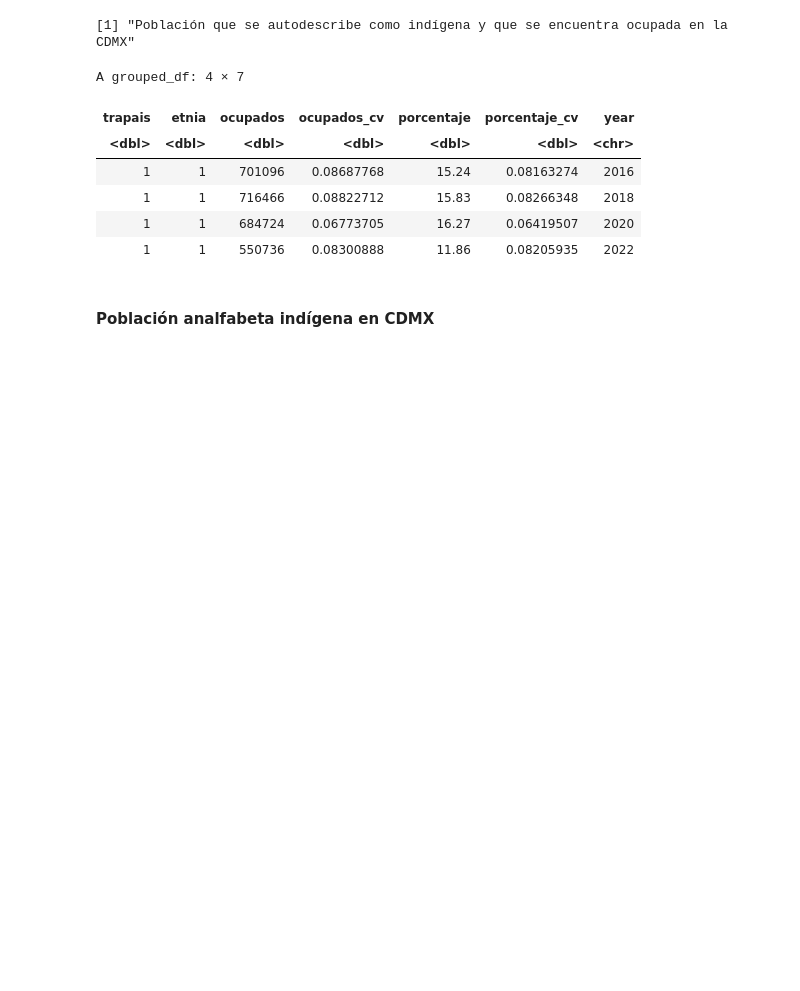
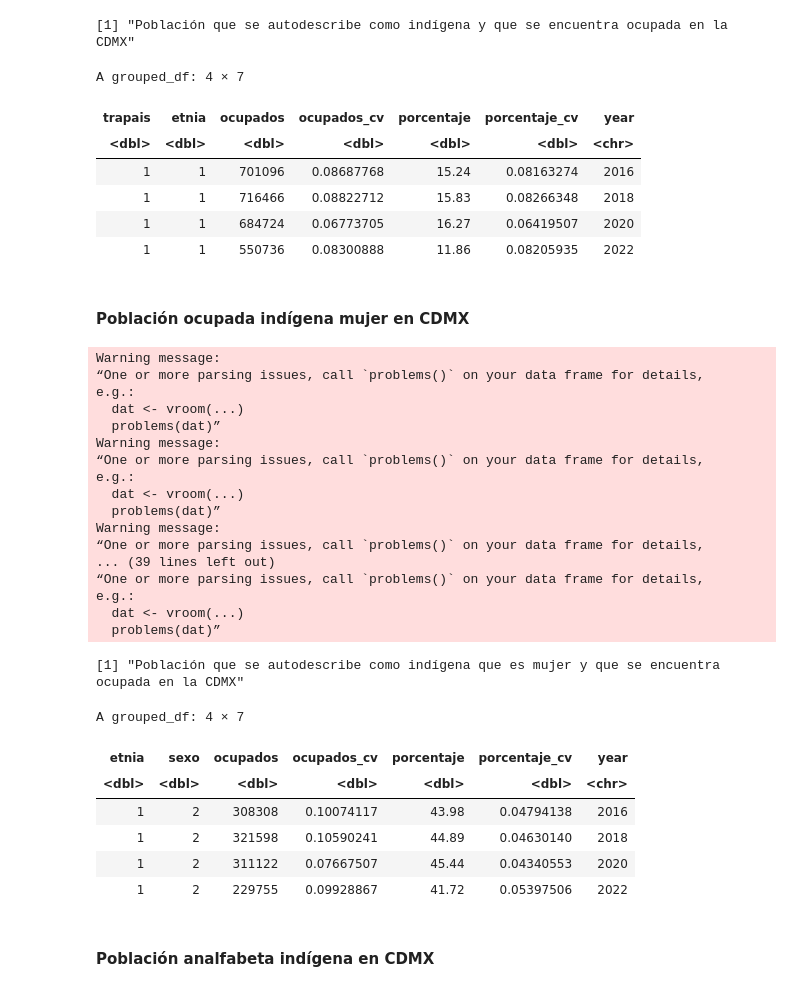
Before and after one commit to cpyp-ipdp/pgd_cdmx, a Jupyter notebook: indicadores/pueblos_indigenas/indicadores_pueblos_indigenas.ipynb, the cells around one changed output. Drawn from its saved outputs; the diff is of its cells as text; code cells hidden in the pictures; blank space fills up the shorter version.

Commit message:
Se incorpora indicador de mujeres indígenas ocupadas

```diff
--- a/indicadores/pueblos_indigenas/indicadores_pueblos_indigenas.ipynb
+++ b/indicadores/pueblos_indigenas/indicadores_pueblos_indigenas.ipynb
@@ -66,7 +66,7 @@ estimacion <- function(path, variable) {
   }
 
   # Unir con la tabla trabajos si es "ocupacion" o si la persona debe ser identificada como indígena
-  if (variable == "ocupacion") {
+  if (variable %in% c("ocupacion", "ocupacion_mujer")) {
     # Cargar tabla trabajos
     trabajos <- read_csv(str_replace(path, "poblacion", "trabajos"), show_col_types = FALSE)
 
@@ -109,7 +109,7 @@ estimacion <- function(path, variable) {
 
     # Estimar población hablante indígena en CDMX
   if (variable == "hablante_indigena") {
-    hablante <- mydesign %>%
+    hablante_ind <- mydesign %>%
       group_by(etnia,hablaind) %>%
       summarise(
         poblacion = survey_total(vartype = "cv"),
@@ -121,7 +121,7 @@ estimacion <- function(path, variable) {
       filter(etnia == 1)%>%
 filter(hablaind == 1)
 
-    return(hablante)
+    return(hablante_ind)
   }
 
 
@@ -141,6 +141,31 @@ filter(etnia == 1)
     return(ocupacion)
   }
 
+
+
+  # Estimar población ocupada, considerando si la persona es indígena
+  if (variable == "ocupacion_mujer") {
+    ocupacion_muj <- mydesign %>%
+      filter(trapais==1)%>%
+      group_by(etnia,sexo) %>%
+      summarise(
+        ocupados = survey_total(vartype = "cv"),
+        porcentaje = survey_prop(vartype = "cv")
+      ) %>%
+      mutate(porcentaje = round(porcentaje * 100, 2)) %>%
+      # Añadir año
+      mutate(year = substr(path, 16, 19)) %>%
+        #Filtro población indígena
+filter(etnia == 1) %>%
+  #Filtro mujer
+filter(sexo==2)
+    return(ocupacion_muj)
+  }
+
+
+
+
+
   # Estimar población analfabeta
   if (variable == "analfabetismo") {
     analfa <- mydesign %>%
@@ -266,6 +291,42 @@ A grouped_df: 4 × 7
 | 1 | 1 | 716466 | 0.08822712 | 15.83 | 0.08266348 | 2018 |
 | 1 | 1 | 684724 | 0.06773705 | 16.27 | 0.06419507 | 2020 |
 | 1 | 1 | 550736 | 0.08300888 | 11.86 | 0.08205935 | 2022 |
+# %% [markdown]
+####   Población ocupada indígena mujer en CDMX
+# %%
+tabla_ocupacion_mujer<-map_dfr(
+  list.files("data", full.names = TRUE, pattern = "poblacion_.*.csv"),
+  estimacion,
+  variable = "ocupacion_mujer"
+)
+print("Población que se autodescribe como indígena que es mujer y que se encuentra ocupada en la CDMX")
+tabla_ocupacion_mujer
+# %% [output]
+Warning message:
+“One or more parsing issues, call `problems()` on your data frame for details,
+e.g.:
+  dat <- vroom(...)
+  problems(dat)”
+Warning message:
+“One or more parsing issues, call `problems()` on your data frame for details,
+e.g.:
+  dat <- vroom(...)
+  problems(dat)”
+Warning message:
+“One or more parsing issues, call `problems()` on your data frame for details,
+... (39 lines left out)
+“One or more parsing issues, call `problems()` on your data frame for details,
+e.g.:
+  dat <- vroom(...)
+  problems(dat)”
+[1] "Población que se autodescribe como indígena que es mujer y que se encuentra ocupada en la CDMX"
+A grouped_df: 4 × 7
+| etnia | sexo | ocupados | ocupados_cv | porcentaje | porcentaje_cv | year |
+| <dbl> | <dbl> | <dbl> | <dbl> | <dbl> | <dbl> | <chr> |
+| 1 | 2 | 308308 | 0.10074117 | 43.98 | 0.04794138 | 2016 |
+| 1 | 2 | 321598 | 0.10590241 | 44.89 | 0.04630140 | 2018 |
+| 1 | 2 | 311122 | 0.07667507 | 45.44 | 0.04340553 | 2020 |
+| 1 | 2 | 229755 | 0.09928867 | 41.72 | 0.05397506 | 2022 |
 # %% [markdown]
 ####   Población analfabeta indígena en CDMX
 # %%
```
Also changed, not shown: parts of 7 cells of this notebook.
